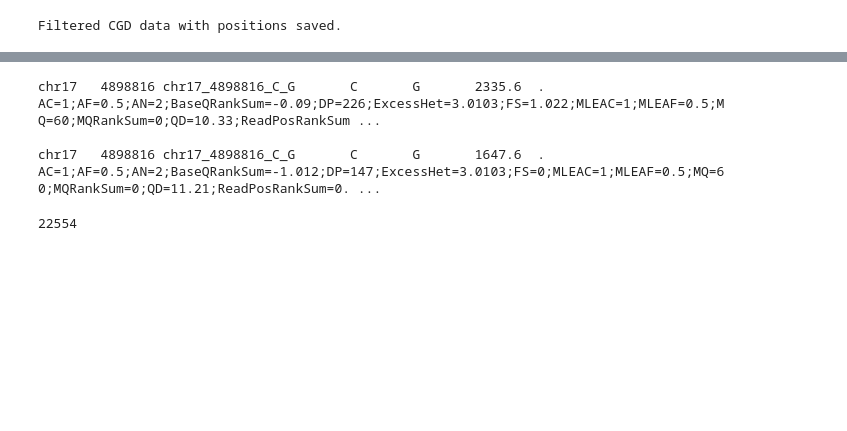
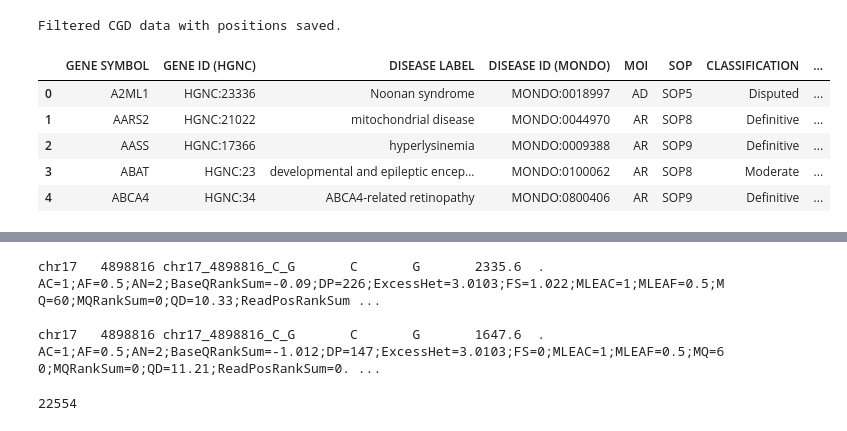
Before and after one commit to alihaji1221/Mode-of-Inheritance-Task, a Jupyter notebook: Mode_of_Inheritance_Task.ipynb, the cells around one changed output, grey strips where cells are left out. Drawn from its saved outputs; the diff is of its cells as text; code cells hidden in the pictures; blank space fills up the shorter version.

Commit message:
clingen database preprocessed and filtered_clingen_data.csv and filtered_clingen_data_with_positions.csv created

```diff
--- a/Mode_of_Inheritance_Task.ipynb
+++ b/Mode_of_Inheritance_Task.ipynb
@@ -189,3 +174,17 @@ filtered_data_with_positions.to_csv("/content/drive/MyDrive/Mode of Inheritance
 print("Filtered CGD data with positions saved.")
 # %% [output]
 Filtered CGD data with positions saved.
+# %%
+# let's start clingen
+file_path = "/content/drive/MyDrive/Mode of Inheritance Task/Mode of Inheritance Task files/databases/Clingen-Gene-Disease-Summary-2024-02-26.csv"
+
+clingen_data = pd.read_csv(file_path, header = 4, skiprows=[5])
+# %%
+clingen_data.head()
+# %% [output]
+|  | GENE SYMBOL | GENE ID (HGNC) | DISEASE LABEL | DISEASE ID (MONDO) | MOI | SOP | CLASSIFICATION | ... |
+| 0 | A2ML1 | HGNC:23336 | Noonan syndrome | MONDO:0018997 | AD | SOP5 | Disputed | ... |
+| 1 | AARS2 | HGNC:21022 | mitochondrial disease | MONDO:0044970 | AR | SOP8 | Definitive | ... |
+| 2 | AASS | HGNC:17366 | hyperlysinemia | MONDO:0009388 | AR | SOP9 | Definitive | ... |
+| 3 | ABAT | HGNC:23 | developmental and epileptic encep... | MONDO:0100062 | AR | SOP8 | Moderate | ... |
+| 4 | ABCA4 | HGNC:34 | ABCA4-related retinopathy | MONDO:0800406 | AR | SOP9 | Definitive | ... |
```
Also changed, not shown: parts of 5 cells of this notebook, 2 other files.
